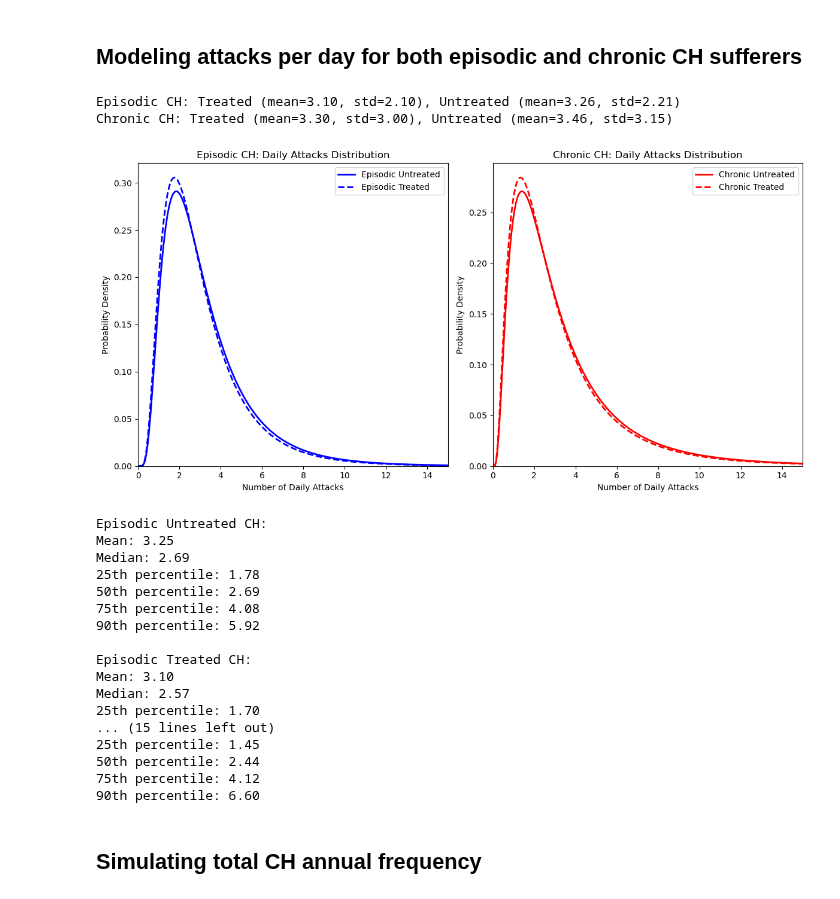
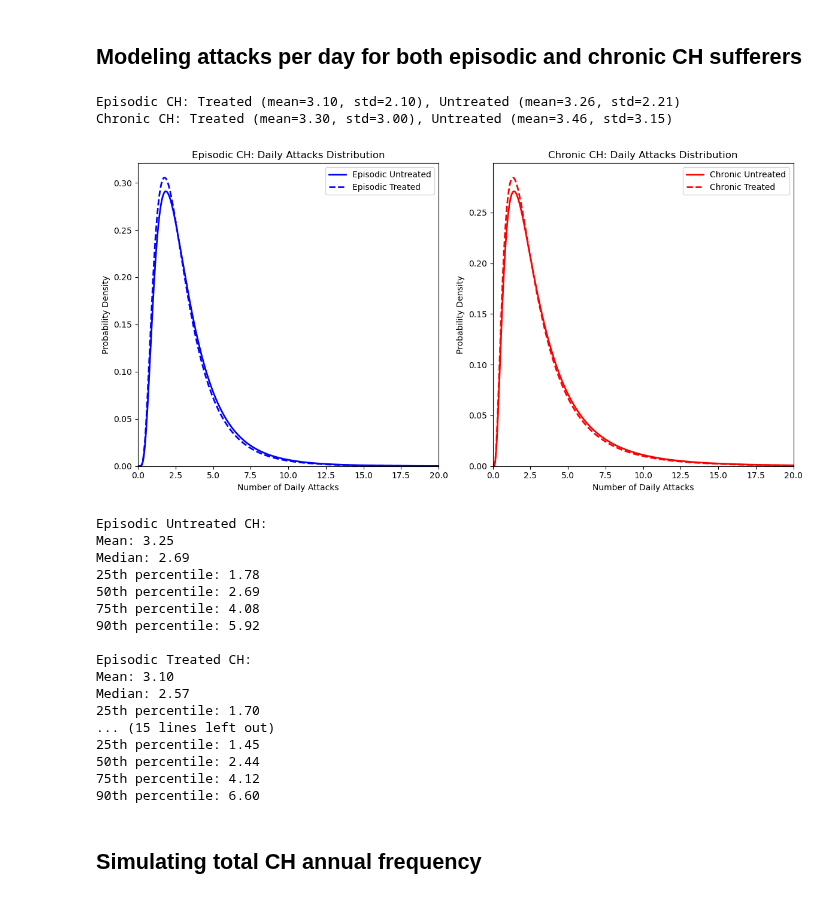
Before and after one commit to aph-research/cluster-headaches, a Jupyter notebook: Cluster headache full model.ipynb, the cells around one changed output. Cells and saved outputs as stored; diff of their text form; code cells hidden in the pictures.

Commit message:
Increased visualization range of daily attacks

```diff
--- a/Cluster headache full model.ipynb
+++ b/Cluster headache full model.ipynb
@@ -274,7 +274,7 @@ def generate_attacks_per_day(is_chronic, is_treated, max_daily_ch=np.inf):
     return max(1, round(attacks))
 
 def plot_attack_distributions():
-    x = np.linspace(0, 15, 1501)  # From 0 to 15 attacks per day, with 0.01 step size
+    x = np.linspace(0, 20, 1501)  # From 0 to 15 attacks per day, with 0.01 step size
 
     plt.figure(figsize=(12, 6))
 
@@ -288,7 +288,7 @@ def plot_attack_distributions():
     plt.ylabel('Probability Density')
     plt.legend()
     plt.ylim(bottom=0)
-    plt.xlim(0, 15)
+    plt.xlim(0, 20)
 
     plt.subplot(1, 2, 2)
     plt.plot(x, lognorm.pdf(x, s=chronic_untreated_sigma, scale=np.exp(chronic_untreated_mu)), 'r-', lw=2,
@@ -300,38 +300,38 @@ def plot_attack_distributions():
     plt.ylabel('Probability Density')
     plt.legend()
     plt.ylim(bottom=0)
-    plt.xlim(0, 15)
+    plt.xlim(0, 20)
 
     plt.tight_layout()
     plt.show()
 
     # Print summary statistics
     for ch_type, params in [
         ("Episodic Untreated", (episodic_untreated_mu, episodic_untreated_sigma)),
         ("Episodic Treated", (episodic_treated_mu, episodic_treated_sigma)),
         ("Chronic Untreated", (chronic_untreated_mu, chronic_untreated_sigma)),
         ("Chronic Treated", (chronic_treated_mu, chronic_treated_sigma))
     ]:
         mu, sigma = params
         print(f"\n{ch_type} CH:")
         print(f"Mean: {np.exp(mu + sigma**2/2):.2f}")
         print(f"Median: {np.exp(mu):.2f}")
         for p in [25, 50, 75, 90]:
             percentile = lognorm.ppf(p/100, s=sigma, scale=np.exp(mu))
             print(f"{p}th percentile: {percentile:.2f}")
 
 # Print the estimated values
 print(f"Episodic CH: Treated (mean={episodic_treated_mean:.2f}, std={episodic_treated_std:.2f}), "
       f"Untreated (mean={episodic_untreated_mean:.2f}, std={episodic_untreated_std:.2f})")
 print(f"Chronic CH: Treated (mean={chronic_treated_mean:.2f}, std={chronic_treated_std:.2f}), "
       f"Untreated (mean={chronic_untreated_mean:.2f}, std={chronic_untreated_std:.2f})")
 
 # Run the plot and statistics function
 plot_attack_distributions()
 # %% [output]
 Episodic CH: Treated (mean=3.10, std=2.10), Untreated (mean=3.26, std=2.21)
 Chronic CH: Treated (mean=3.30, std=3.00), Untreated (mean=3.46, std=3.15)
-[figure, old version]
+[figure, new version]
 Episodic Untreated CH:
 Mean: 3.25
 Median: 2.69
```
Also changed, not shown: parts of 3 cells of this notebook.
